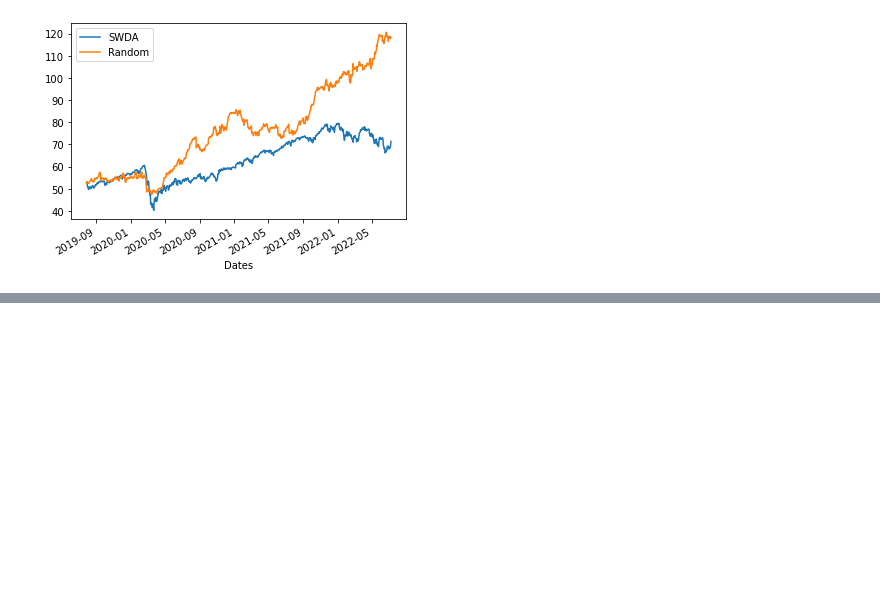
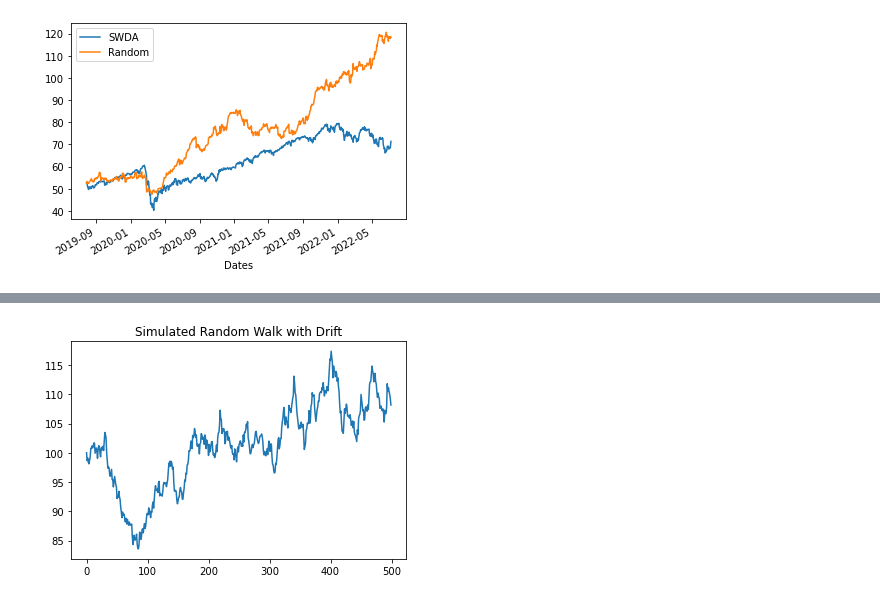
Before and after one commit to bearloop/learning-resources, a Jupyter notebook: 24_time_series_analysis.ipynb, the cells around one changed output, grey strips where cells are left out. Saved outputs shown, nothing was run; the diff lists cells and outputs as text; code cells hidden in the pictures; blank space fills up the shorter version.

```diff
--- a/24_time_series_analysis.ipynb
+++ b/24_time_series_analysis.ipynb
@@ -234,0 +262,16 @@ The mean is 0.017 and the standard deviation is 0.050
+# %%
+# Generate 500 random steps
+steps = np.random.normal(loc=0.001, scale=0.01, size=500) + 1
+
+# Set first element to 1
+steps[0]=1
+
+# Simulate the stock price, P, by taking the cumulative product
+P = 100 * np.cumprod(steps)
+
+# Plot the simulated stock prices
+plt.plot(P)
+plt.title("Simulated Random Walk with Drift")
+plt.show()
+# %% [output]
+[figure, added]
```
Also changed, not shown: parts of 30 cells of this notebook.
